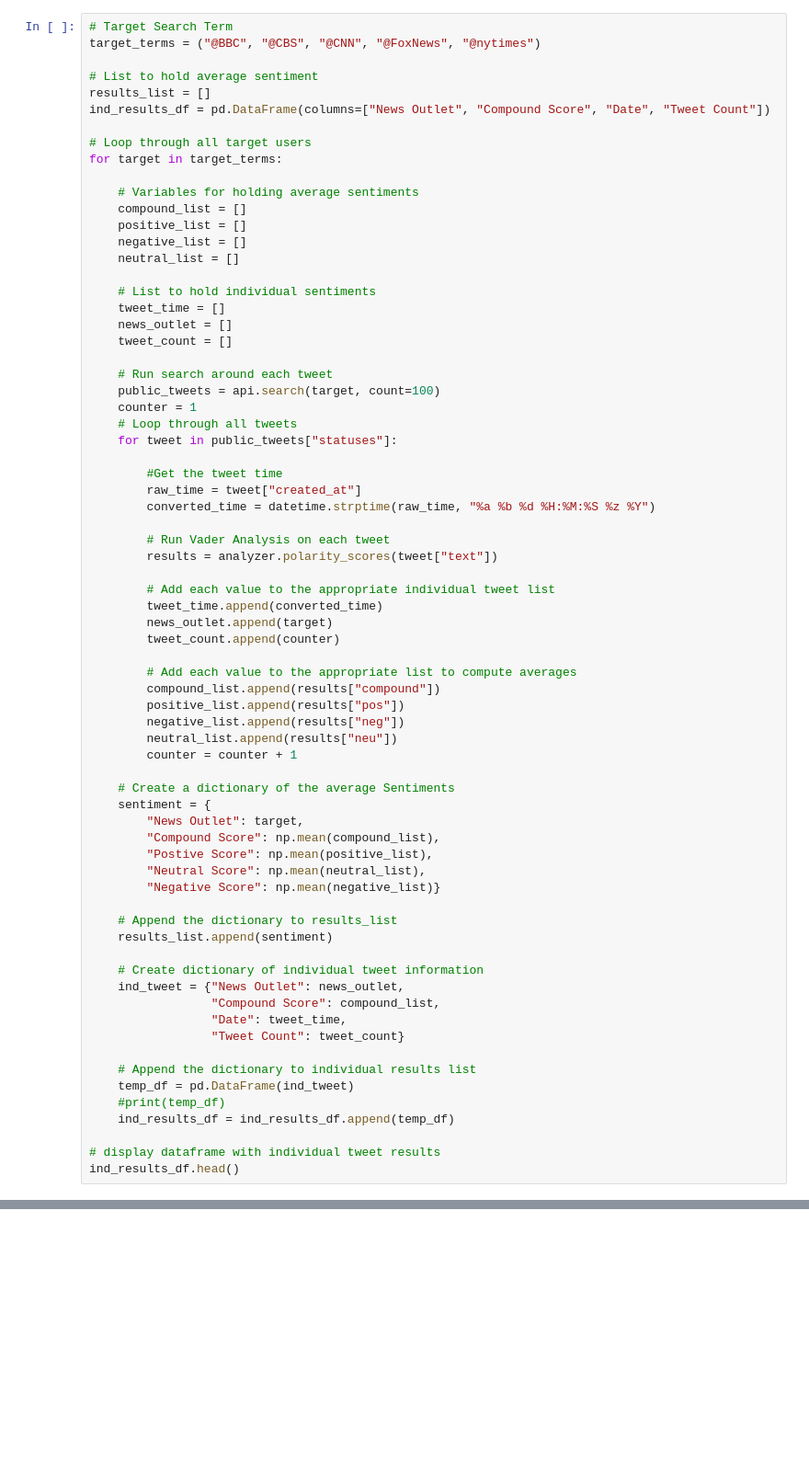
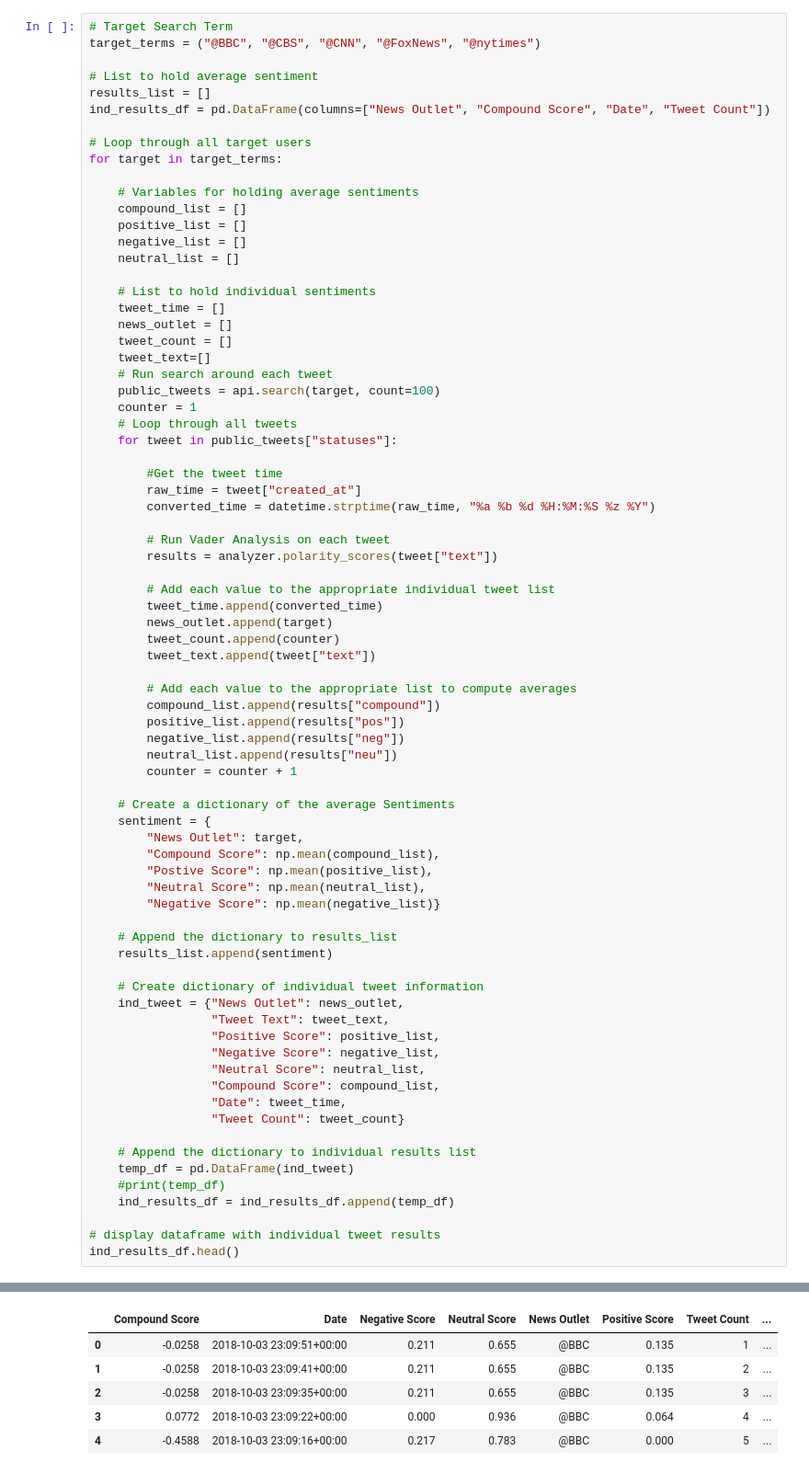
Before and after one commit to llreber/NewsFeedAnalysis, a Jupyter notebook: NewsFeed.ipynb, the cells around one changed output, grey strips where cells are left out. Shown at 92% size. Cells and saved outputs as stored; diff of their text form; blank space fills up the shorter version.

```diff
--- a/NewsFeed.ipynb
+++ b/NewsFeed.ipynb
@@ -42,7 +42,7 @@ for target in target_terms:
     tweet_time = []
     news_outlet = []
     tweet_count = []
-
+    tweet_text=[]
     # Run search around each tweet
     public_tweets = api.search(target, count=100)
     counter = 1
@@ -60,6 +60,7 @@ for target in target_terms:
         tweet_time.append(converted_time)
         news_outlet.append(target)
         tweet_count.append(counter)
+        tweet_text.append(tweet["text"])
 
         # Add each value to the appropriate list to compute averages
         compound_list.append(results["compound"])
@@ -81,6 +82,10 @@ for target in target_terms:
 
     # Create dictionary of individual tweet information
     ind_tweet = {"News Outlet": news_outlet,
+                 "Tweet Text": tweet_text,
+                 "Positive Score": positive_list,
+                 "Negative Score": negative_list,
+                 "Neutral Score": neutral_list,
                  "Compound Score": compound_list,
                  "Date": tweet_time,
                  "Tweet Count": tweet_count}
@@ -92,3 +97,4 @@ for target in target_terms:
 
 # display dataframe with individual tweet results
 ind_results_df.head()
+# %% [output]
@@ -95,3 +108,9 @@ ind_results_df.head()
+|  | Compound Score | Date | Negative Score | Neutral Score | News Outlet | Positive Score | Tweet Count | ... |
+| 0 | -0.0258 | 2018-10-03 23:09:51+00:00 | 0.211 | 0.655 | @BBC | 0.135 | 1 | ... |
+| 1 | -0.0258 | 2018-10-03 23:09:41+00:00 | 0.211 | 0.655 | @BBC | 0.135 | 2 | ... |
+| 2 | -0.0258 | 2018-10-03 23:09:35+00:00 | 0.211 | 0.655 | @BBC | 0.135 | 3 | ... |
+| 3 | 0.0772 | 2018-10-03 23:09:22+00:00 | 0.000 | 0.936 | @BBC | 0.064 | 4 | ... |
+| 4 | -0.4588 | 2018-10-03 23:09:16+00:00 | 0.217 | 0.783 | @BBC | 0.000 | 5 | ... |
 # %%
 # Create a DataFrame using results_list and display
 results_df = pd.DataFrame(results_list).round(3)
```
Also changed, not shown: parts of 6 cells of this notebook, 4 other files.
